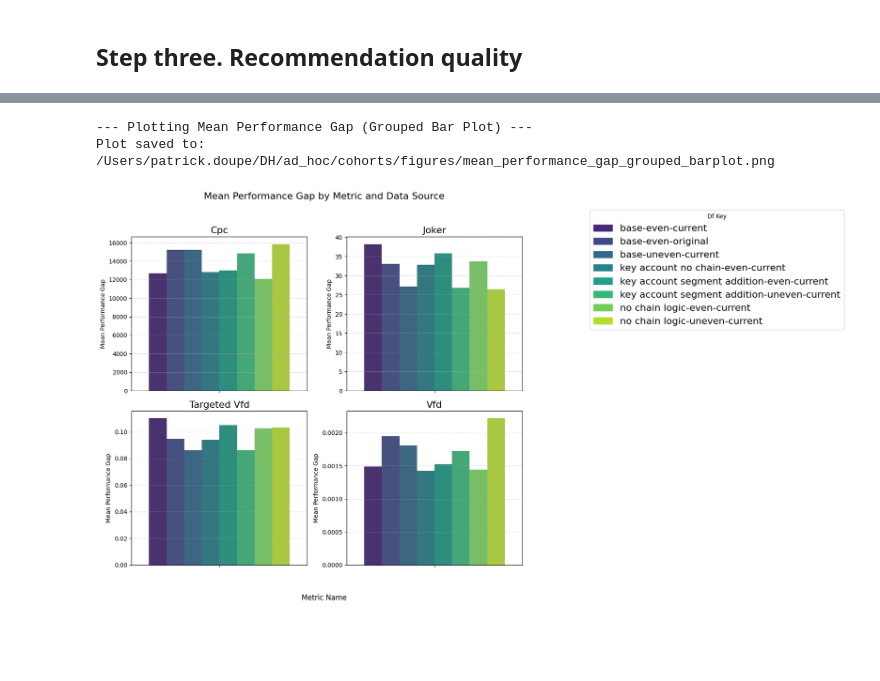
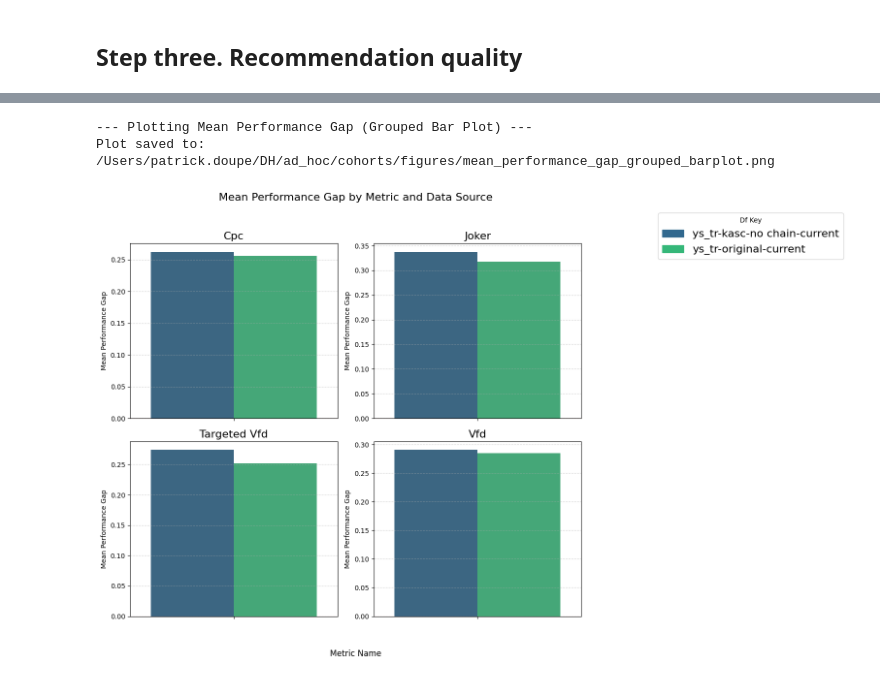
Before and after one commit to pdoupe/ad_hoc, a Jupyter notebook: cohorts/notebooks/cohort_selection.ipynb, the cells around one changed output, grey strips where cells are left out. Drawn from its saved outputs; the diff is of its cells as text; code cells hidden in the pictures; blank space fills up the shorter version.

Commit message:
TY results complete

```diff
--- a/cohorts/notebooks/cohort_selection.ipynb
+++ b/cohorts/notebooks/cohort_selection.ipynb
@@ -517,5 +435,5 @@ Total 'recommendation (KPIs)' DataFrames loaded: 8
 # %%
-base_key = 'base-even-recommendation (KPIs)-original'
+base_key = 'ys_tr-original-recommendation (KPIs)-current'
 dfs_without_base = {
     key: df for key, df in metrics_data_dfs.items() if key != base_key
 }
@@ -804,7 +753,7 @@ for metric_name, metric_columns_list in growth_metric_mapping.items():
                 raise KeyError(f"Missing required columns: {missing}")
 
             # Call the get_gaps function
-            gaps_df = get_gaps(loaded_df, metric_columns_list, fill_na=True) # Use fill_na=True as an example
+            gaps_df = get_gaps(loaded_df, metric_columns_list, fill_na=False) # Use fill_na=True as an example
 
             calculated_gaps_dfs[metric_name][df_key] = gaps_df
             print(f"    Successfully calculated gaps. Resulting DF shape: {gaps_df.shape}")
@@ -821,7 +770,8 @@ for metric_name, metric_columns_list in growth_metric_mapping.items():
             print(f"    [ERROR] {error_msg}")
         finally:
             print("-" * 60) # Separator for each DataFrame processing
-
+        if df_key == 'ys_tr-original-current' and metric_name == 'Joker':
+            debugging = gaps_df
 
 print("\n--- Gap Calculation Complete ---")
 if unprocessed_df_metrics:
@@ -879,7 +894,7 @@ final_gaps_df
 from scipy.stats import ttest_ind
 # %%
 # 1. Define the baseline key
-baseline_key = 'base-even-original'
+baseline_key = 'ys_tr-original-current'
 results = []
 
 # 2. Group data by 'metric_name' to perform tests within each metric
@@ -887,7 +902,7 @@ for metric, metric_df in final_gaps_df.groupby('metric_name'):
 
     # Get the baseline data for the current metric
     # .dropna() is important to avoid errors with missing values
-    baseline_data = metric_df[metric_df['df_key'] == baseline_key]['performance_gap'].dropna()
+    baseline_data = metric_df[metric_df['df_key'] == baseline_key]['pc_perf_gap'].dropna()
 
     # If there's no baseline data for this metric, skip it
     if baseline_data.empty:
@@ -901,7 +916,7 @@ for metric, metric_df in final_gaps_df.groupby('metric_name'):
             continue
 
         # Get the comparison group's data
-        comparison_data = group_df['performance_gap'].dropna()
+        comparison_data = group_df['pc_perf_gap'].dropna()
         if comparison_data.empty:
             continue
 
@@ -925,7 +940,6 @@ ttest_results_df = pd.DataFrame(results)
 
 # --- Display Results ---
 print("--- T-Test Results (Comparison vs. Global Baseline) ---")
-print(ttest_results_df)
 
 num_comparisons = ttest_results_df.shape[0]
 corrected_alpha = 0.05 / num_comparisons
@@ -1081,17 +1071,17 @@ def plot_performance_grid(
 # %%
 # Call 1: Plotting Performance Gap with 95% CI
 print("--- Plotting Mean Performance Gap (Grouped Bar Plot) ---")
 plot_performance_grid(
-    summary_df=final_gaps_df.groupby(['df_key', 'metric_name']).performance_gap.mean().reset_index(),
+    summary_df=final_gaps_df.groupby(['df_key', 'metric_name']).pc_perf_gap.mean().reset_index(),
     plot_title='Mean Performance Gap by Metric and Data Source',
     facet_col='metric_name',
     group_by_col='metric_name', # X-axis
     sub_group_by_col='df_key',   # Hue
-    mean_col='performance_gap',
+    mean_col='pc_perf_gap',
     save_path=BASE_PLOT_PATH / 'mean_performance_gap_grouped_barplot.png',
     show_plot=True
 )
 # %% [output]
 --- Plotting Mean Performance Gap (Grouped Bar Plot) ---
 Plot saved to: /Users/patrick.doupe/DH/ad_hoc/cohorts/figures/mean_performance_gap_grouped_barplot.png
-[figure, old version]
+[figure, new version]
```
Also changed, not shown: parts of 59 cells of this notebook, 1 other file.
